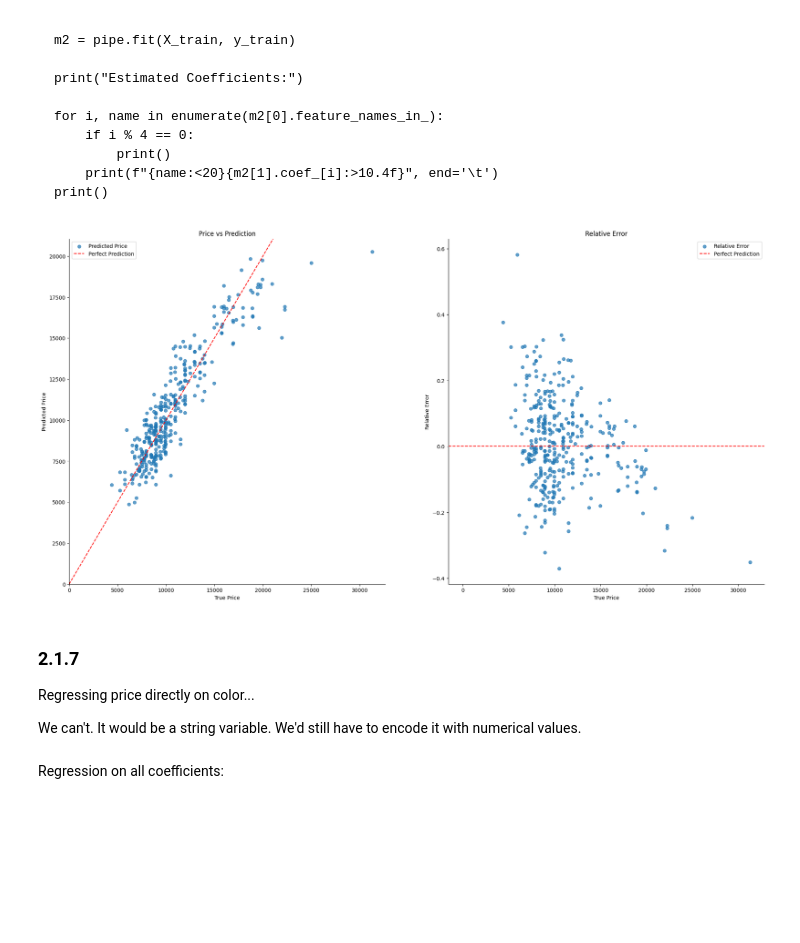
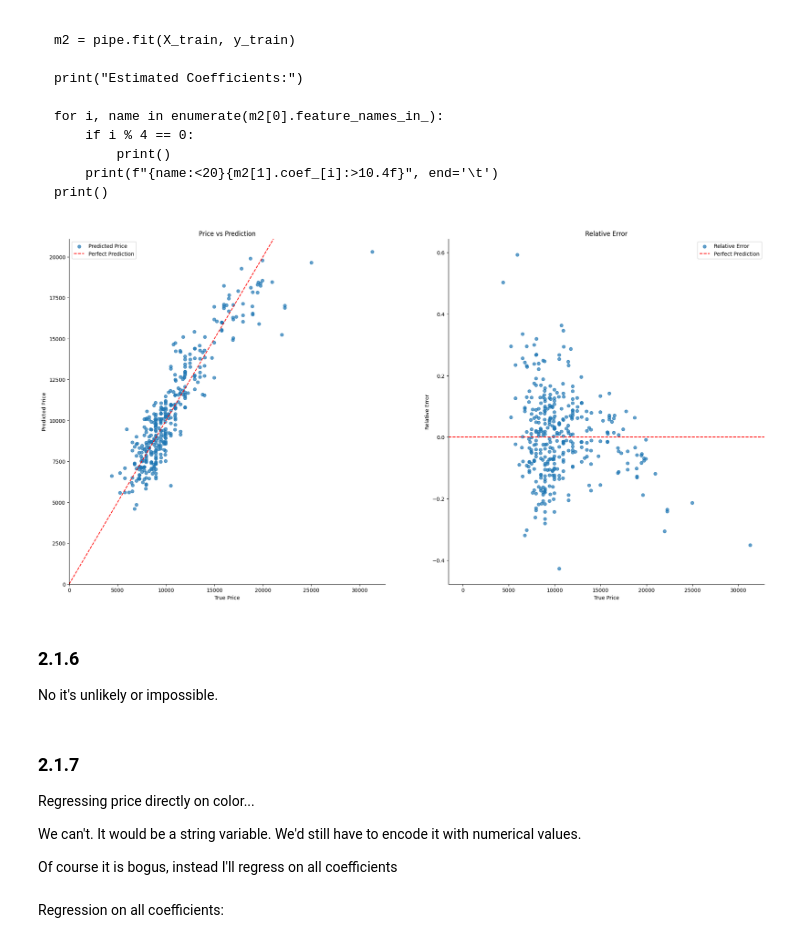
Before and after one commit to JRvArk/DAML_tutorials, a Jupyter notebook: Tutorial 2/2.1.ipynb, the cells around one changed output. Cells and saved outputs as stored; diff of their text form; code cells hidden in the pictures; blank space fills up the shorter version.

````diff
--- a/Tutorial 2/2.1.ipynb
+++ b/Tutorial 2/2.1.ipynb
@@ -89,9 +184,9 @@ Mean: 0.7883  Std: 0.0238
 # %%
-X = pd.concat([df_train[['Age', 'ABS', ]], df_train.filter(like='Color_')], axis=1)
+X = pd.concat([df_train[['Age', 'ABS', 'KM', 'Doors', 'Airco', 'Central_Lock']], df_train.filter(like='Color_')], axis=1)
 y = df_train['Price']
 
 preprocessor = ColumnTransformer([
-    ('scaler', StandardScaler(), ['Age'])
+    ('scaler', StandardScaler(), ['Age', 'KM', 'Doors'])
 ], remainder='passthrough')
 
 pipe = Pipeline([
@@ -192,37 +266,46 @@ for i, name in enumerate(m2[0].feature_names_in_):
 print()
 ```
 # %%
+X_test = pd.concat([df_test[['Age', 'ABS', 'KM', 'Doors', 'Airco', 'Central_Lock']], df_test.filter(like='Color_')], axis=1)
+y_test = df_test['Price']
+
 pred = m2.predict(X_test)
 
 fig, axes = plt.subplots(1, 2, figsize=(24, 12))
 
 axes[0].scatter(y_test, pred, label='Predicted Price', alpha=0.7)
 axes[0].set_title("Price vs Prediction")
 axes[0].spines['top'].set_visible(False)
 axes[0].spines['right'].set_visible(False)
 axes[0].set_xlim(0)
 axes[0].set_ylim(0)
 axes[0].axline([0, 0], [1, 1], color='red', linestyle='--', label='Perfect Prediction')
 axes[0].set_ylabel("Predicted Price")
 axes[0].set_xlabel("True Price")
 axes[0].legend()
 axes[1].scatter(y_test, pred/y_test - 1, label='Relative Error', alpha=0.7)
 axes[1].set_title("Relative Error")
 axes[1].spines['top'].set_visible(False)
 axes[1].spines['right'].set_visible(False)
 axes[1].axline([0, 0], [1, 0], color='red', linestyle='--', label='Perfect Prediction')
 axes[1].set_ylabel("Relative Error")
 axes[1].set_xlabel("True Price")
 axes[1].legend()
 plt.plot();
 # %% [output]
-[figure, old version]
+[figure, new version]
+# %% [markdown]
+### 2.1.6
+
+No it's unlikely or impossible.
 # %% [markdown]
 
 ### 2.1.7
 Regressing price directly on color...
 
 We can't. It would be a string variable. We'd still have to encode it with numerical values.
+
+Of course it is bogus, instead I'll regress on all coefficients
 # %% [markdown]
 Regression on all coefficients:
 # %%
````
Also changed, not shown: parts of 27 cells of this notebook.
